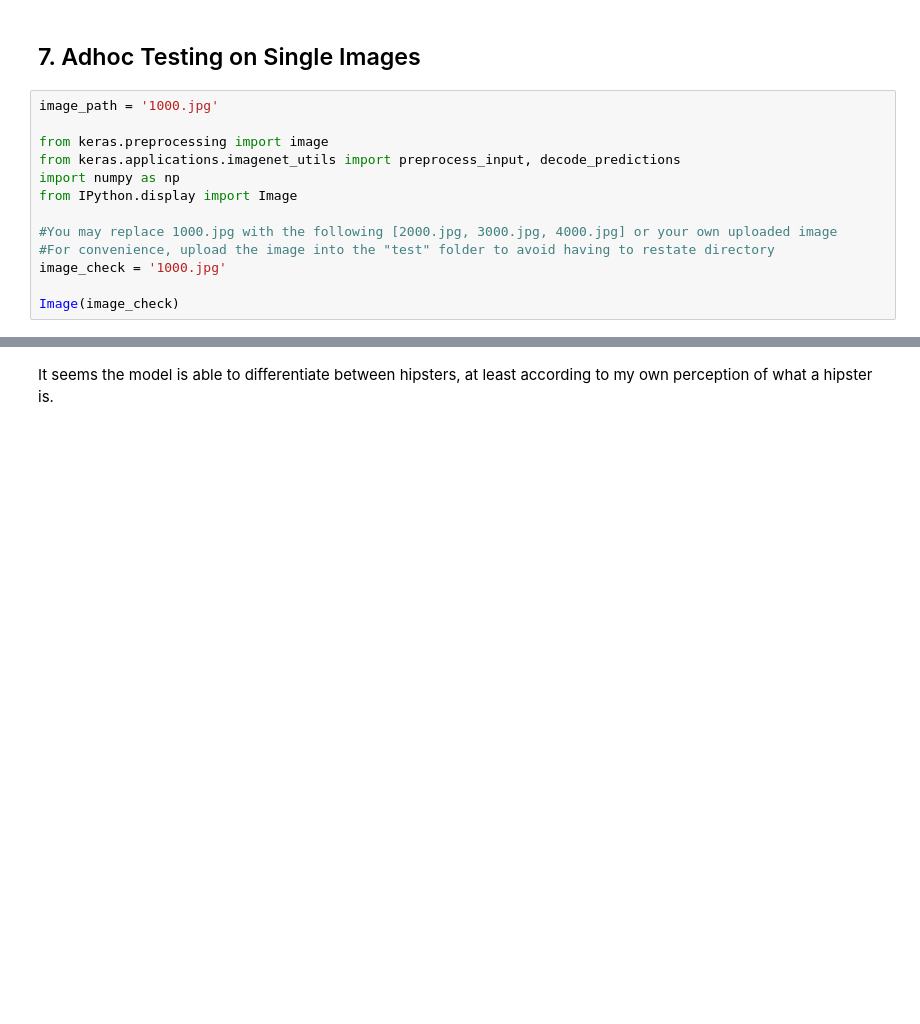
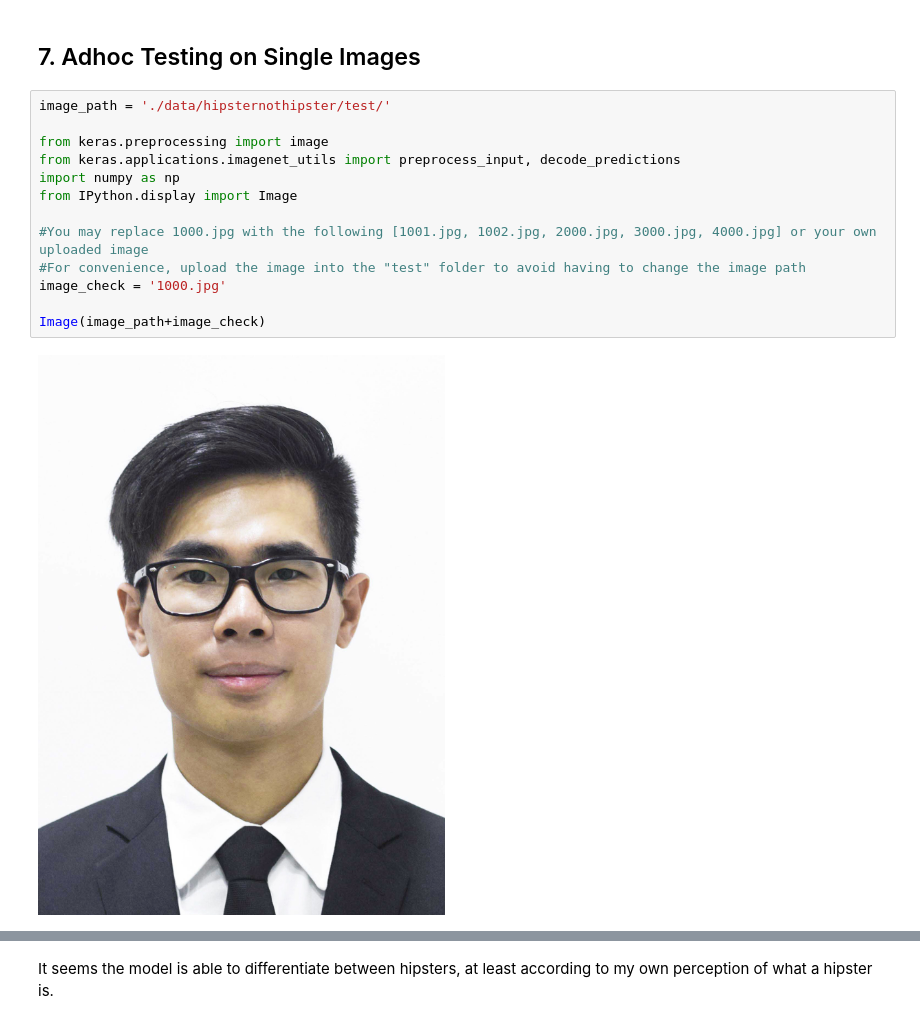
Before and after one commit to MoltenMuffins/HipsterNotHipster, a Jupyter notebook: HipsterNotHipster.ipynb, the cells around one changed output, grey strips where cells are left out. Cells and saved outputs as stored; diff of their text form; blank space fills up the shorter version.

```diff
--- a/HipsterNotHipster.ipynb
+++ b/HipsterNotHipster.ipynb
@@ -338,18 +342,20 @@ print("model accuracy:",metrics[1])
 # %% [markdown]
 ## 7. Adhoc Testing on Single Images
 # %%
-image_path = '1000.jpg'
+image_path = './data/hipsternothipster/test/'
 
 from keras.preprocessing import image
 from keras.applications.imagenet_utils import preprocess_input, decode_predictions
 import numpy as np
 from IPython.display import Image
 
-#You may replace 1000.jpg with the following [2000.jpg, 3000.jpg, 4000.jpg] or your own uploaded image
-#For convenience, upload the image into the "test" folder to avoid having to restate directory
+#You may replace 1000.jpg with the following [1001.jpg, 1002.jpg, 2000.jpg, 3000.jpg, 4000.jpg] or your own uploaded image
+#For convenience, upload the image into the "test" folder to avoid having to change the image path
 image_check = '1000.jpg'
 
-Image(image_check)
+Image(image_path+image_check)
+# %% [output]
+[figure, added]
 # %%
 
 img_path = os.path.join(image_path, image_check)
```
Also changed, not shown: parts of 7 cells of this notebook.
